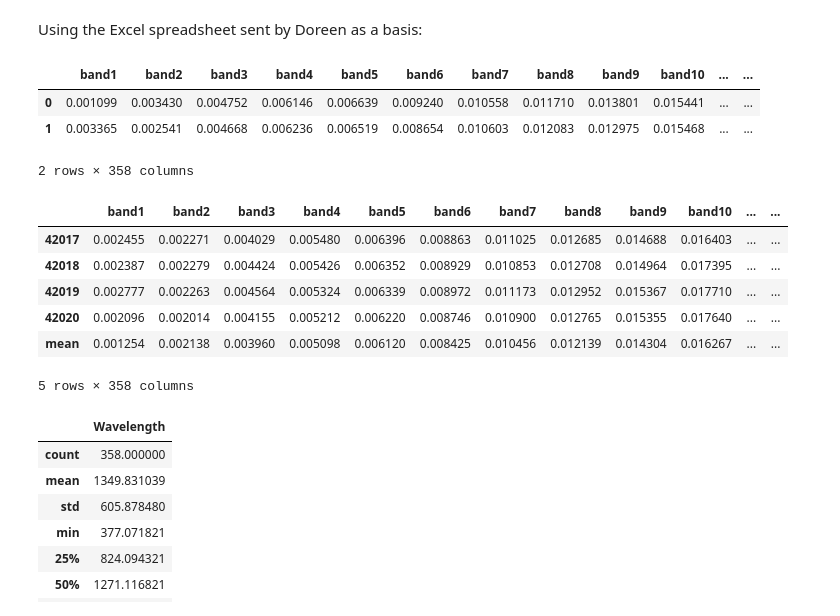
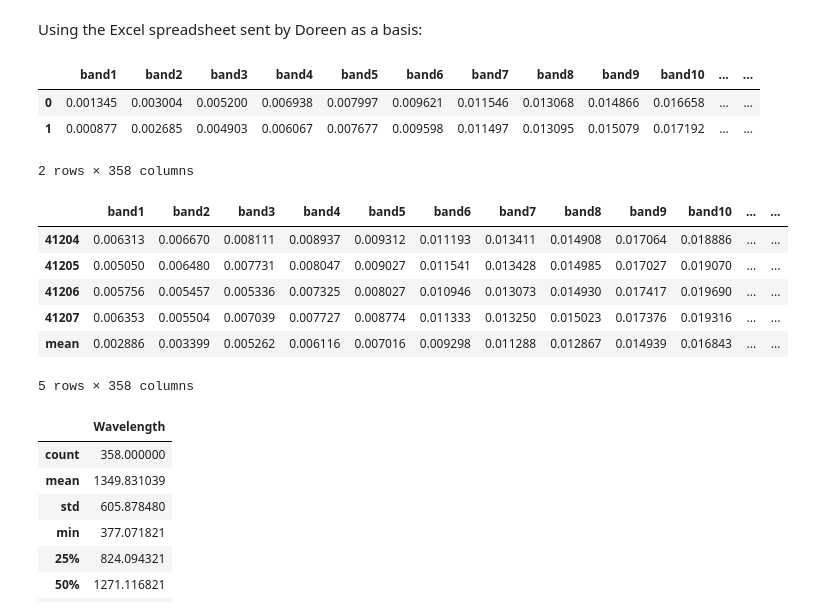
Before and after one commit to rachelzwalker/Flow_Country_HSI_and_PSM, a Jupyter notebook: python_notebooks/transformed_spectral_signatures/Derivatives.ipynb, the cells around one changed output. Saved outputs shown, nothing was run; the diff lists cells and outputs as text; code cells hidden in the pictures.

```diff
--- a/python_notebooks/transformed_spectral_signatures/Derivatives.ipynb
+++ b/python_notebooks/transformed_spectral_signatures/Derivatives.ipynb
@@ -40,44 +30,44 @@ Poss worth returning to
 Using the Excel spreadsheet sent by Doreen as a basis:
 # %%
 import rasterio as rio
-cross_lochs_test = rio.open('../../preprocessed_data/dimensionality_reduction/cross_lochs_2.tif')
+erosion = rio.open('../../preprocessed_data/dimensionality_reduction/erosion.tif')
 # number of bands
-cross_lochs_test.count
+erosion.count
 # read bands
-array = cross_lochs_test.read()
+array = erosion.read()
 # convert to a DataFrame
 import pandas as pd
-cross_lochs_df = pd.DataFrame()
+erosion_df = pd.DataFrame()
 
 array_num = 0
 band_num = 1
 
 for num in range(358):
-    cross_lochs_df['band' +str(band_num)]=array[array_num].ravel()
+    erosion_df['band' +str(band_num)]=array[array_num].ravel()
     array_num += 1
     band_num += 1
 
 
-cross_lochs_df.head(2)
+erosion_df.head(2)
 
 # NB when do this, will want a PFT column, which will include in randmisation, then split the train and
 # test data into x (bands) and y (PFT)
 # %% [output]
 |  | band1 | band2 | band3 | band4 | band5 | band6 | band7 | band8 | band9 | band10 | ... | ... |
-| 0 | 0.001099 | 0.003430 | 0.004752 | 0.006146 | 0.006639 | 0.009240 | 0.010558 | 0.011710 | 0.013801 | 0.015441 | ... | ... |
-| 1 | 0.003365 | 0.002541 | 0.004668 | 0.006236 | 0.006519 | 0.008654 | 0.010603 | 0.012083 | 0.012975 | 0.015468 | ... | ... |
+| 0 | 0.001345 | 0.003004 | 0.005200 | 0.006938 | 0.007997 | 0.009621 | 0.011546 | 0.013068 | 0.014866 | 0.016658 | ... | ... |
+| 1 | 0.000877 | 0.002685 | 0.004903 | 0.006067 | 0.007677 | 0.009598 | 0.011497 | 0.013095 | 0.015079 | 0.017192 | ... | ... |
 2 rows × 358 columns
 # %%
-cross_lochs_df.loc['mean'] = cross_lochs_df.mean()
+erosion_df.loc['mean'] = erosion_df.mean()
 # %%
-cross_lochs_df.tail(5)
+erosion_df.tail(5)
 # %% [output]
 |  | band1 | band2 | band3 | band4 | band5 | band6 | band7 | band8 | band9 | band10 | ... | ... |
-| 42017 | 0.002455 | 0.002271 | 0.004029 | 0.005480 | 0.006396 | 0.008863 | 0.011025 | 0.012685 | 0.014688 | 0.016403 | ... | ... |
-| 42018 | 0.002387 | 0.002279 | 0.004424 | 0.005426 | 0.006352 | 0.008929 | 0.010853 | 0.012708 | 0.014964 | 0.017395 | ... | ... |
-| 42019 | 0.002777 | 0.002263 | 0.004564 | 0.005324 | 0.006339 | 0.008972 | 0.011173 | 0.012952 | 0.015367 | 0.017710 | ... | ... |
-| 42020 | 0.002096 | 0.002014 | 0.004155 | 0.005212 | 0.006220 | 0.008746 | 0.010900 | 0.012765 | 0.015355 | 0.017640 | ... | ... |
-| mean | 0.001254 | 0.002138 | 0.003960 | 0.005098 | 0.006120 | 0.008425 | 0.010456 | 0.012139 | 0.014304 | 0.016267 | ... | ... |
+| 41204 | 0.006313 | 0.006670 | 0.008111 | 0.008937 | 0.009312 | 0.011193 | 0.013411 | 0.014908 | 0.017064 | 0.018886 | ... | ... |
+| 41205 | 0.005050 | 0.006480 | 0.007731 | 0.008047 | 0.009027 | 0.011541 | 0.013428 | 0.014985 | 0.017027 | 0.019070 | ... | ... |
+| 41206 | 0.005756 | 0.005457 | 0.005336 | 0.007325 | 0.008027 | 0.010946 | 0.013073 | 0.014930 | 0.017417 | 0.019690 | ... | ... |
+| 41207 | 0.006353 | 0.005504 | 0.007039 | 0.007727 | 0.008774 | 0.011333 | 0.013250 | 0.015023 | 0.017376 | 0.019316 | ... | ... |
+| mean | 0.002886 | 0.003399 | 0.005262 | 0.006116 | 0.007016 | 0.009298 | 0.011288 | 0.012867 | 0.014939 | 0.016843 | ... | ... |
 5 rows × 358 columns
 # %%
 wavelengths = pd.read_csv("../../preprocessed_data/wavelengths.csv")
```
Also changed, not shown: parts of 38 cells of this notebook.
